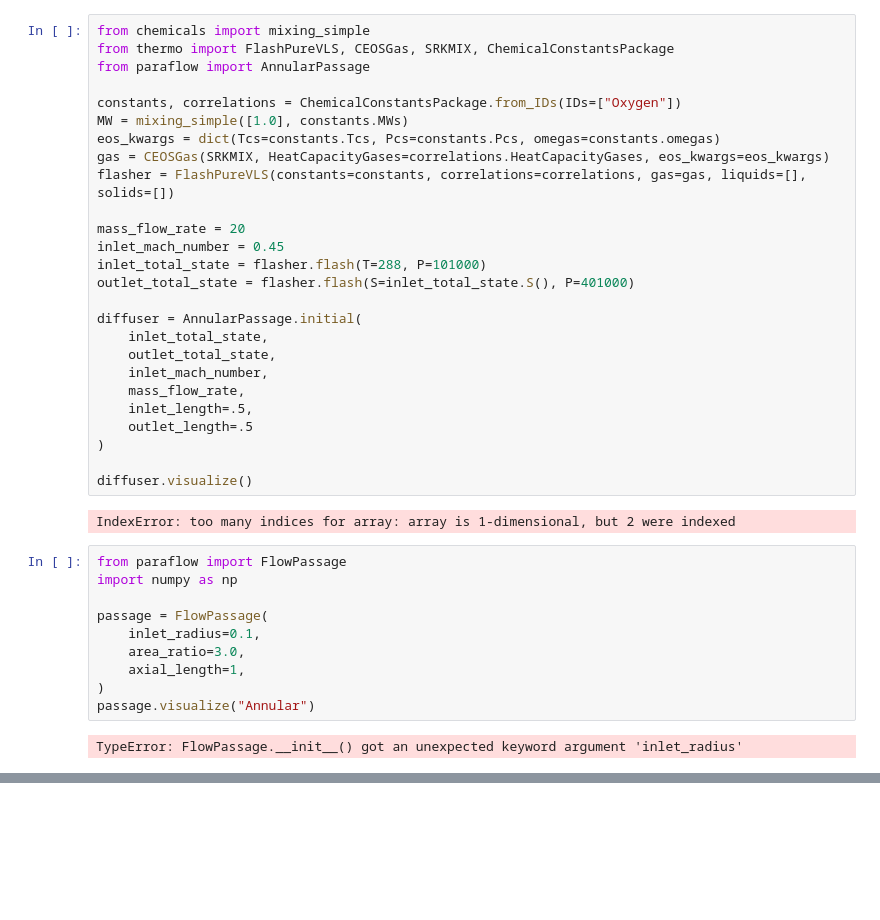
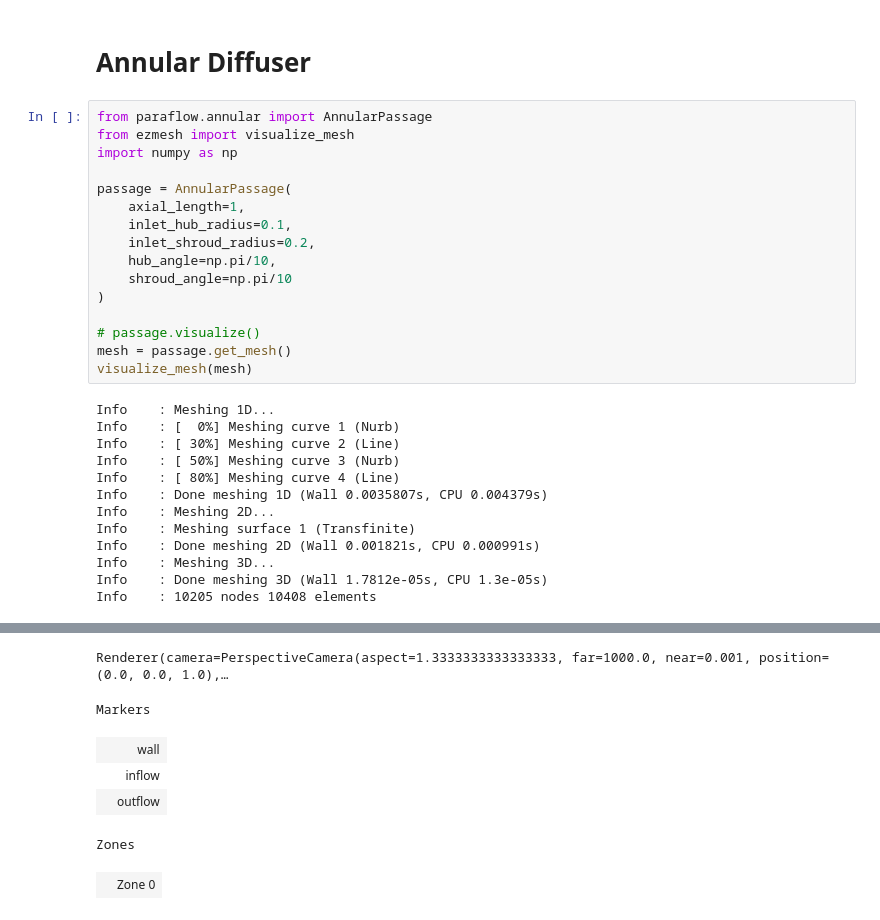
Before and after one commit to OpenOrion/paraflow, a Jupyter notebook: examples/diffuser.ipynb, the cells around one changed output, grey strips where cells are left out. Drawn from its saved outputs; the diff is of its cells as text; blank space fills up the shorter version.

Commit message:
finished up annular setup

```diff
--- a/examples/diffuser.ipynb
+++ b/examples/diffuser.ipynb
@@ -1,40 +1,31 @@
-# %%
-from chemicals import mixing_simple
-from thermo import FlashPureVLS, CEOSGas, SRKMIX, ChemicalConstantsPackage
-from paraflow import AnnularPassage
-
-constants, correlations = ChemicalConstantsPackage.from_IDs(IDs=["Oxygen"])
-MW = mixing_simple([1.0], constants.MWs)
-eos_kwargs = dict(Tcs=constants.Tcs, Pcs=constants.Pcs, omegas=constants.omegas)
-gas = CEOSGas(SRKMIX, HeatCapacityGases=correlations.HeatCapacityGases, eos_kwargs=eos_kwargs)
-flasher = FlashPureVLS(constants=constants, correlations=correlations, gas=gas, liquids=[], solids=[])
-
-mass_flow_rate = 20
-inlet_mach_number = 0.45
-inlet_total_state = flasher.flash(T=288, P=101000)
-outlet_total_state = flasher.flash(S=inlet_total_state.S(), P=401000)
-
-diffuser = AnnularPassage.initial(
-    inlet_total_state,
-    outlet_total_state,
-    inlet_mach_number,
-    mass_flow_rate,
-    inlet_length=.5,
-    outlet_length=.5
-)
-
-diffuser.visualize()
-# %% [output]
-IndexError: too many indices for array: array is 1-dimensional, but 2 were indexed
-# %%
-from paraflow import FlowPassage
-import numpy as np
-
-passage = FlowPassage(
-    inlet_radius=0.1,
-    area_ratio=3.0,
-    axial_length=1,
-)
-passage.visualize("Annular")
-# %% [output]
-TypeError: FlowPassage.__init__() got an unexpected keyword argument 'inlet_radius'
+# %% [markdown]
+# Annular Diffuser
+# %%
+from paraflow.annular import AnnularPassage
+from ezmesh import visualize_mesh
+import numpy as np
+
+passage = AnnularPassage(
+    axial_length=1,
+    inlet_hub_radius=0.1,
+    inlet_shroud_radius=0.2,
+    hub_angle=np.pi/10,
+    shroud_angle=np.pi/10
+)
+
+# passage.visualize()
+mesh = passage.get_mesh()
+visualize_mesh(mesh)
+# %% [output]
+Info    : Meshing 1D...
+Info    : [  0%] Meshing curve 1 (Nurb)
+Info    : [ 30%] Meshing curve 2 (Line)
+Info    : [ 50%] Meshing curve 3 (Nurb)
+Info    : [ 80%] Meshing curve 4 (Line)
+Info    : Done meshing 1D (Wall 0.0035807s, CPU 0.004379s)
+Info    : Meshing 2D...
+Info    : Meshing surface 1 (Transfinite)
+Info    : Done meshing 2D (Wall 0.001821s, CPU 0.000991s)
+Info    : Meshing 3D...
+Info    : Done meshing 3D (Wall 1.7812e-05s, CPU 1.3e-05s)
+Info    : 10205 nodes 10408 elements
@@ -40,0 +33,7 @@ TypeError: FlowPassage.__init__() got an unexpected keyword argument 'inlet_radi
+Renderer(camera=PerspectiveCamera(aspect=1.3333333333333333, far=1000.0, near=0.001, position=(0.0, 0.0, 1.0),…
+Markers
+|  | wall |
+|  | inflow |
+|  | outflow |
+Zones
+|  | Zone 0 |
```
Also changed, not shown: parts of 1 cell of this notebook, 8 other files.
